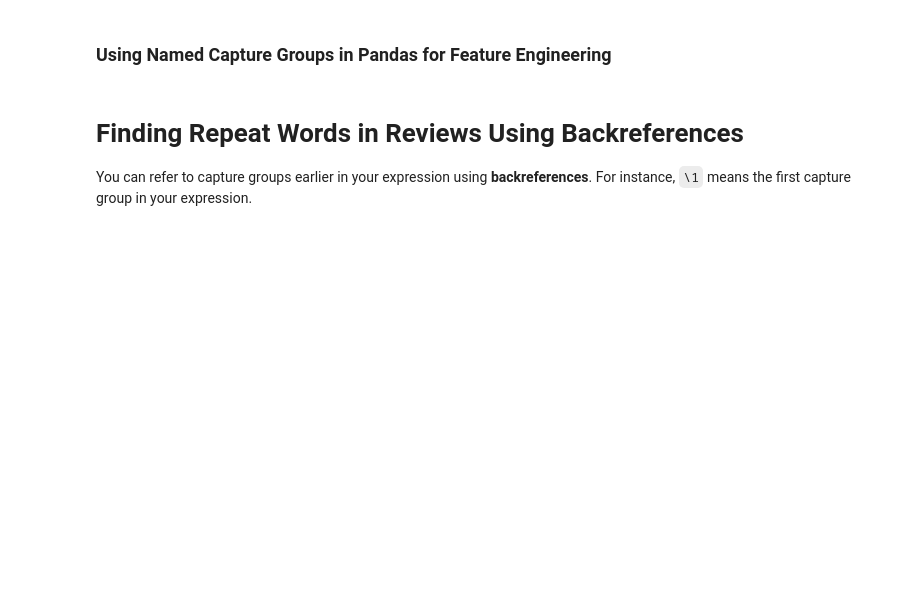
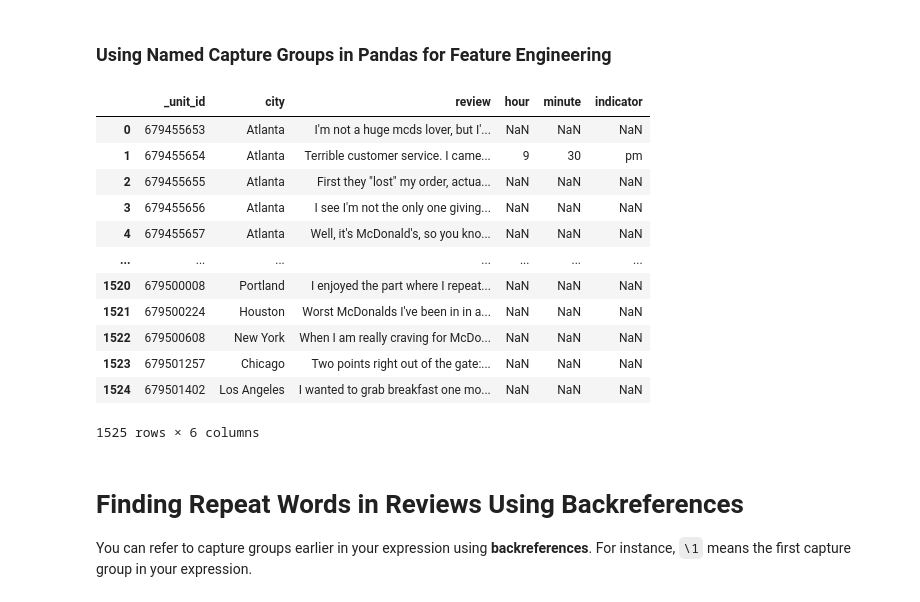
Before and after one commit to ychennay/dso-560-nlp-text-analytics-SPRING-2021, a Jupyter notebook: Week 7/Regex Practice Part II (Completed).ipynb, the cells around one changed output. Saved outputs shown, nothing was run; the diff lists cells and outputs as text; code cells hidden in the pictures; blank space fills up the shorter version.

```diff
--- a/Week 7/Regex Practice Part II (Completed).ipynb
+++ b/Week 7/Regex Practice Part II (Completed).ipynb
@@ -168,7 +187,23 @@ for review in reviews:
 import pandas as pd
 reviews_df = pd.read_csv("mcdonalds-yelp-negative-reviews.csv", encoding="latin1")
 # %%
-reviews_df["review"].str.extract(r'(?P<hour>1?\d):(?P<minute>[0-5]\d)\s?(?P<indicator>:am|pm)')
+reviews_df[["hour", "minute", "indicator"]] = reviews_df["review"].str.extract(r'(?P<hour>1?\d):(?P<minute>[0-5]\d)\s?(?P<indicator>:am|pm)')
+# %%
+reviews_df
+# %% [output]
+|  | _unit_id | city | review | hour | minute | indicator |
+| 0 | 679455653 | Atlanta | I'm not a huge mcds lover, but I'... | NaN | NaN | NaN |
+| 1 | 679455654 | Atlanta | Terrible customer service. I came... | 9 | 30 | pm |
+| 2 | 679455655 | Atlanta | First they "lost" my order, actua... | NaN | NaN | NaN |
+| 3 | 679455656 | Atlanta | I see I'm not the only one giving... | NaN | NaN | NaN |
+| 4 | 679455657 | Atlanta | Well, it's McDonald's, so you kno... | NaN | NaN | NaN |
+| ... | ... | ... | ... | ... | ... | ... |
+| 1520 | 679500008 | Portland | I enjoyed the part where I repeat... | NaN | NaN | NaN |
+| 1521 | 679500224 | Houston | Worst McDonalds I've been in in a... | NaN | NaN | NaN |
+| 1522 | 679500608 | New York | When I am really craving for McDo... | NaN | NaN | NaN |
+| 1523 | 679501257 | Chicago | Two points right out of the gate:... | NaN | NaN | NaN |
+| 1524 | 679501402 | Los Angeles | I wanted to grab breakfast one mo... | NaN | NaN | NaN |
+1525 rows × 6 columns
 # %% [markdown]
 # Finding Repeat Words in Reviews Using Backreferences
 You can refer to capture groups earlier in your expression using **backreferences**. For instance, `\1` means the first capture group in your expression.
```
Also changed, not shown: parts of 10 cells of this notebook, 4 other files.
